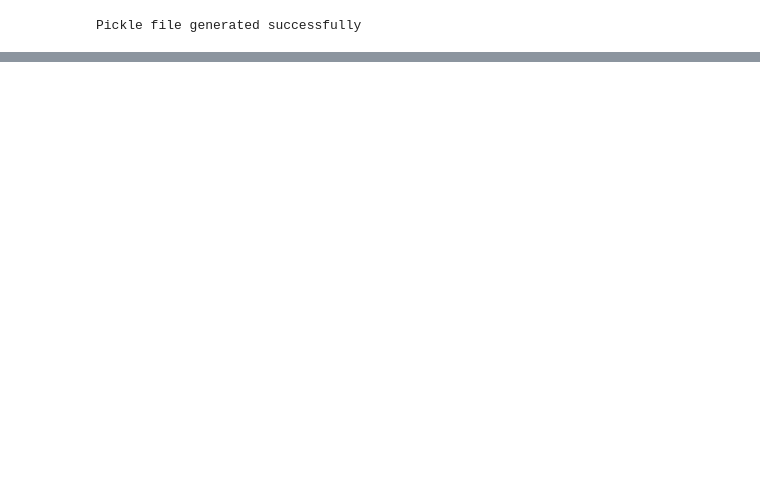
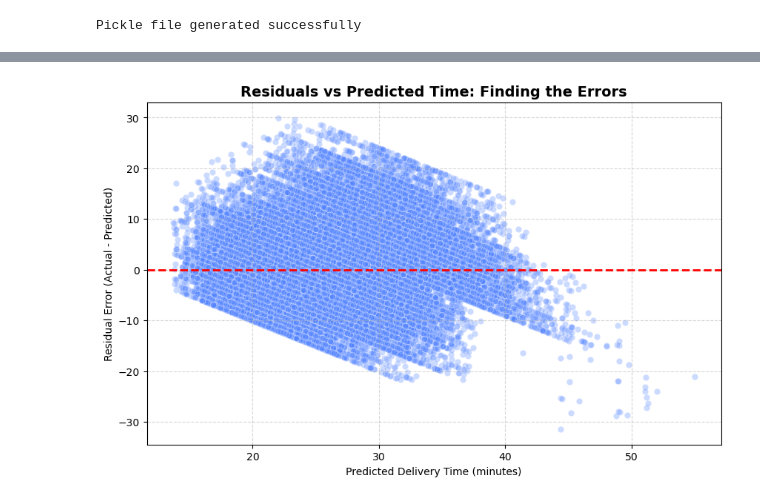
Before and after one commit to Sathwik-007/Food-Delivery-Time-Estimation, a Jupyter notebook: Project.ipynb, the cells around one changed output, grey strips where cells are left out. Cells and saved outputs as stored; diff of their text form; code cells hidden in the pictures; blank space fills up the shorter version.

```diff
--- a/Project.ipynb
+++ b/Project.ipynb
@@ -371,0 +467,18 @@ Pickle file generated successfully
+# %%
+import matplotlib.pyplot as plt
+import seaborn as sns
+
+# Calculate predictions and residuals
+y_pred = X @ artifacts['theta']
+residuals = y - y_pred
+
+plt.figure(figsize=(10, 6))
+sns.scatterplot(x=y_pred, y=residuals, alpha=0.3, color='#5485ff')
+plt.axhline(y=0, color='red', linestyle='--', linewidth=2) # The "Perfect Prediction" line
+plt.title('Residuals vs Predicted Time: Finding the Errors', fontsize=14, fontweight='bold')
+plt.xlabel('Predicted Delivery Time (minutes)')
+plt.ylabel('Residual Error (Actual - Predicted)')
+plt.grid(True, linestyle='--', alpha=0.5)
+plt.show()
+# %% [output]
+[figure, added]
```
Also changed, not shown: parts of 4 cells of this notebook, 6 other files.
